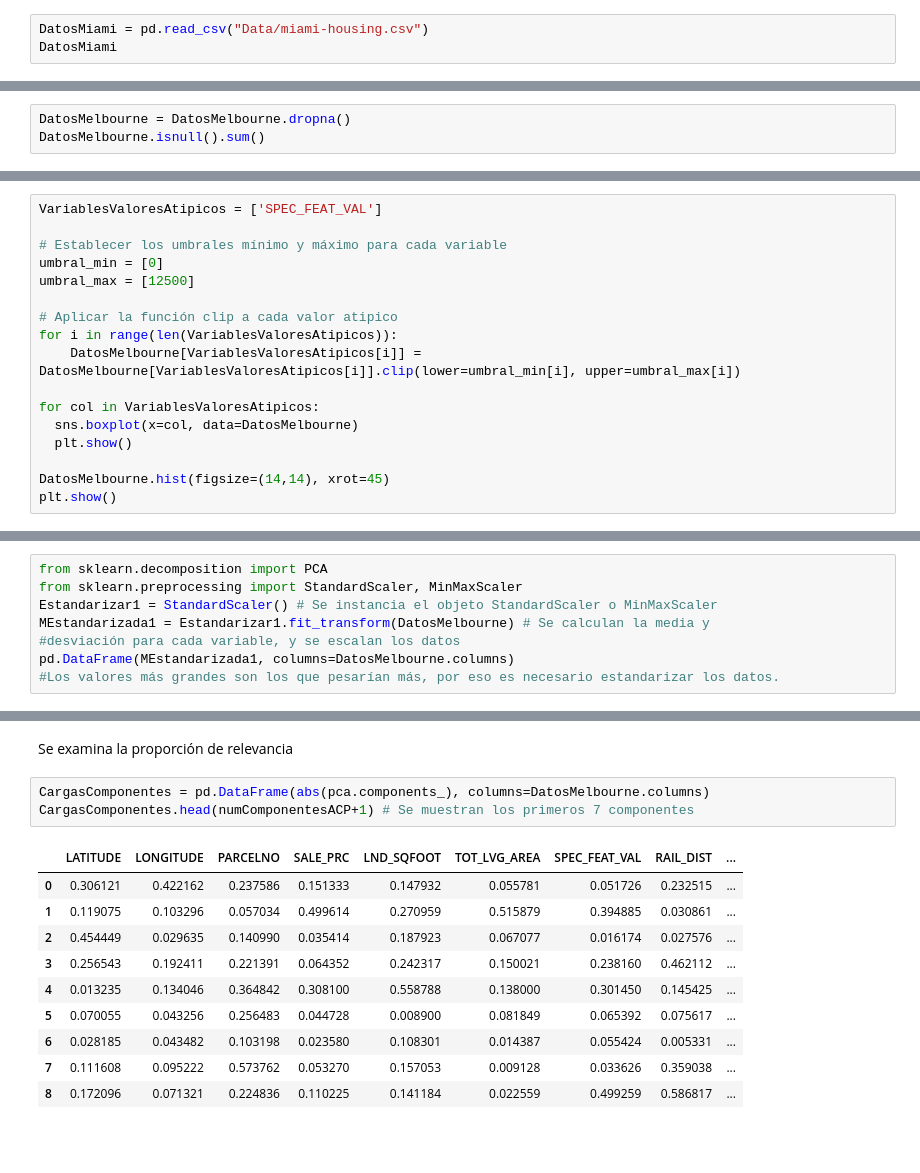
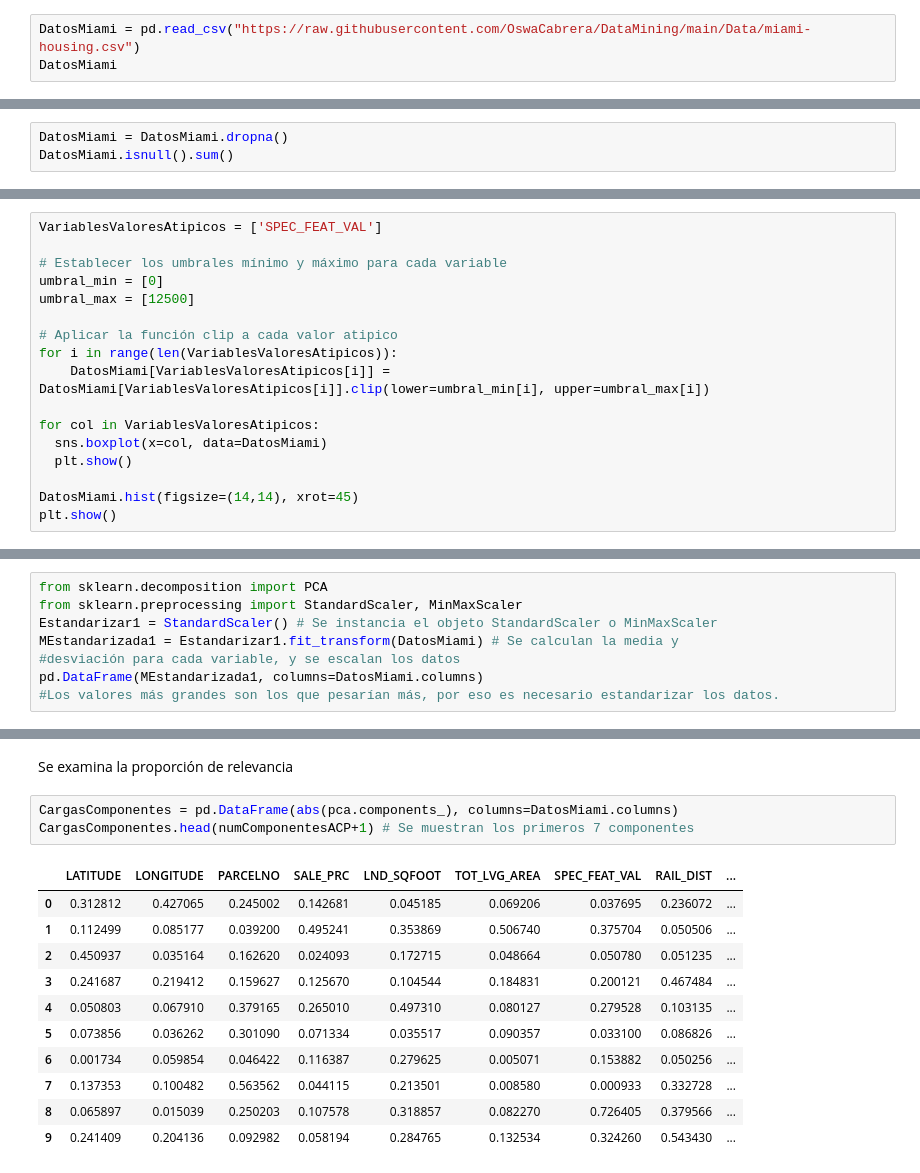
Before and after one commit to OswaCabrera/DataMining, a Jupyter notebook: OCP-HRD-Practica6.ipynb, the cells around one changed output, grey strips where cells are left out. Cells and saved outputs as stored; diff of their text form; blank space fills up the shorter version.

```diff
--- a/OCP-HRD-Practica6.ipynb
+++ b/OCP-HRD-Practica6.ipynb
@@ -49,6 +50,6 @@ import seaborn as sns             # Para la visualización de datos basado en ma
 # Para generar y almacenar los gráficos dentro del cuaderno
 # %%
-DatosMiami = pd.read_csv("Data/miami-housing.csv")
+DatosMiami = pd.read_csv("https://raw.githubusercontent.com/OswaCabrera/DataMining/main/Data/miami-housing.csv")
 DatosMiami
 # %% [output]
 |  | LATITUDE | LONGITUDE | PARCELNO | SALE_PRC | LND_SQFOOT | TOT_LVG_AREA | SPEC_FEAT_VAL | RAIL_DIST | ... |
@@ -340,8 +329,8 @@ La presencia de valores nulos puede afectar el rendimiento del análisis y los m
 
 La función **dropna()** de Pandas permite eliminar filas que contengan valores nulos en un DataFrame. Por defecto, esta función elimina cualquier fila que tenga al menos un valor nulo, aunque es posible especificar umbrales de valores nulos a lo largo de los ejes y eliminar solo aquellas filas que tienen valores nulos en todas sus columnas.
 # %%
-DatosMelbourne = DatosMelbourne.dropna()
-DatosMelbourne.isnull().sum()
+DatosMiami = DatosMiami.dropna()
+DatosMiami.isnull().sum()
 # %% [output]
 LATITUDE             0
 LONGITUDE            0
@@ -378,13 +367,13 @@ umbral_max = [12500]
 
 # Aplicar la función clip a cada valor atipico
 for i in range(len(VariablesValoresAtipicos)):
-    DatosMelbourne[VariablesValoresAtipicos[i]] = DatosMelbourne[VariablesValoresAtipicos[i]].clip(lower=umbral_min[i], upper=umbral_max[i])
+    DatosMiami[VariablesValoresAtipicos[i]] = DatosMiami[VariablesValoresAtipicos[i]].clip(lower=umbral_min[i], upper=umbral_max[i])
 
 for col in VariablesValoresAtipicos:
-  sns.boxplot(x=col, data=DatosMelbourne)
+  sns.boxplot(x=col, data=DatosMiami)
   plt.show()
 
-DatosMelbourne.hist(figsize=(14,14), xrot=45)
+DatosMiami.hist(figsize=(14,14), xrot=45)
 plt.show()
 # %% [output]
 [figure]
@@ -397,9 +399,9 @@ Además, puede darse el caso donde los valores atípicos pueden ser indicativos
 from sklearn.decomposition import PCA
 from sklearn.preprocessing import StandardScaler, MinMaxScaler
 Estandarizar1 = StandardScaler() # Se instancia el objeto StandardScaler o MinMaxScaler
-MEstandarizada1 = Estandarizar1.fit_transform(DatosMelbourne) # Se calculan la media y
+MEstandarizada1 = Estandarizar1.fit_transform(DatosMiami) # Se calculan la media y
 #desviación para cada variable, y se escalan los datos
-pd.DataFrame(MEstandarizada1, columns=DatosMelbourne.columns)
+pd.DataFrame(MEstandarizada1, columns=DatosMiami.columns)
 #Los valores más grandes son los que pesarían más, por eso es necesario estandarizar los datos.
 # %% [output]
 |  | LATITUDE | LONGITUDE | PARCELNO | SALE_PRC | LND_SQFOOT | TOT_LVG_AREA | SPEC_FEAT_VAL | RAIL_DIST | ... |
@@ -495,16 +499,17 @@ plt.show()
 # %% [markdown]
 Se examina la proporción de relevancia
 # %%
-CargasComponentes = pd.DataFrame(abs(pca.components_), columns=DatosMelbourne.columns)
+CargasComponentes = pd.DataFrame(abs(pca.components_), columns=DatosMiami.columns)
 CargasComponentes.head(numComponentesACP+1) # Se muestran los primeros 7 componentes
 # %% [output]
 |  | LATITUDE | LONGITUDE | PARCELNO | SALE_PRC | LND_SQFOOT | TOT_LVG_AREA | SPEC_FEAT_VAL | RAIL_DIST | ... |
-| 0 | 0.306121 | 0.422162 | 0.237586 | 0.151333 | 0.147932 | 0.055781 | 0.051726 | 0.232515 | ... |
-| 1 | 0.119075 | 0.103296 | 0.057034 | 0.499614 | 0.270959 | 0.515879 | 0.394885 | 0.030861 | ... |
-| 2 | 0.454449 | 0.029635 | 0.140990 | 0.035414 | 0.187923 | 0.067077 | 0.016174 | 0.027576 | ... |
-| 3 | 0.256543 | 0.192411 | 0.221391 | 0.064352 | 0.242317 | 0.150021 | 0.238160 | 0.462112 | ... |
-| 4 | 0.013235 | 0.134046 | 0.364842 | 0.308100 | 0.558788 | 0.138000 | 0.301450 | 0.145425 | ... |
-| 5 | 0.070055 | 0.043256 | 0.256483 | 0.044728 | 0.008900 | 0.081849 | 0.065392 | 0.075617 | ... |
-| 6 | 0.028185 | 0.043482 | 0.103198 | 0.023580 | 0.108301 | 0.014387 | 0.055424 | 0.005331 | ... |
-| 7 | 0.111608 | 0.095222 | 0.573762 | 0.053270 | 0.157053 | 0.009128 | 0.033626 | 0.359038 | ... |
-| 8 | 0.172096 | 0.071321 | 0.224836 | 0.110225 | 0.141184 | 0.022559 | 0.499259 | 0.586817 | ... |
+| 0 | 0.312812 | 0.427065 | 0.245002 | 0.142681 | 0.045185 | 0.069206 | 0.037695 | 0.236072 | ... |
+| 1 | 0.112499 | 0.085177 | 0.039200 | 0.495241 | 0.353869 | 0.506740 | 0.375704 | 0.050506 | ... |
+| 2 | 0.450937 | 0.035164 | 0.162620 | 0.024093 | 0.172715 | 0.048664 | 0.050780 | 0.051235 | ... |
+| 3 | 0.241687 | 0.219412 | 0.159627 | 0.125670 | 0.104544 | 0.184831 | 0.200121 | 0.467484 | ... |
+| 4 | 0.050803 | 0.067910 | 0.379165 | 0.265010 | 0.497310 | 0.080127 | 0.279528 | 0.103135 | ... |
+| 5 | 0.073856 | 0.036262 | 0.301090 | 0.071334 | 0.035517 | 0.090357 | 0.033100 | 0.086826 | ... |
+| 6 | 0.001734 | 0.059854 | 0.046422 | 0.116387 | 0.279625 | 0.005071 | 0.153882 | 0.050256 | ... |
+| 7 | 0.137353 | 0.100482 | 0.563562 | 0.044115 | 0.213501 | 0.008580 | 0.000933 | 0.332728 | ... |
+| 8 | 0.065897 | 0.015039 | 0.250203 | 0.107578 | 0.318857 | 0.082270 | 0.726405 | 0.379566 | ... |
+| 9 | 0.241409 | 0.204136 | 0.092982 | 0.058194 | 0.284765 | 0.132534 | 0.324260 | 0.543430 | ... |
```
Also changed, not shown: parts of 29 cells of this notebook, 1 other file.
